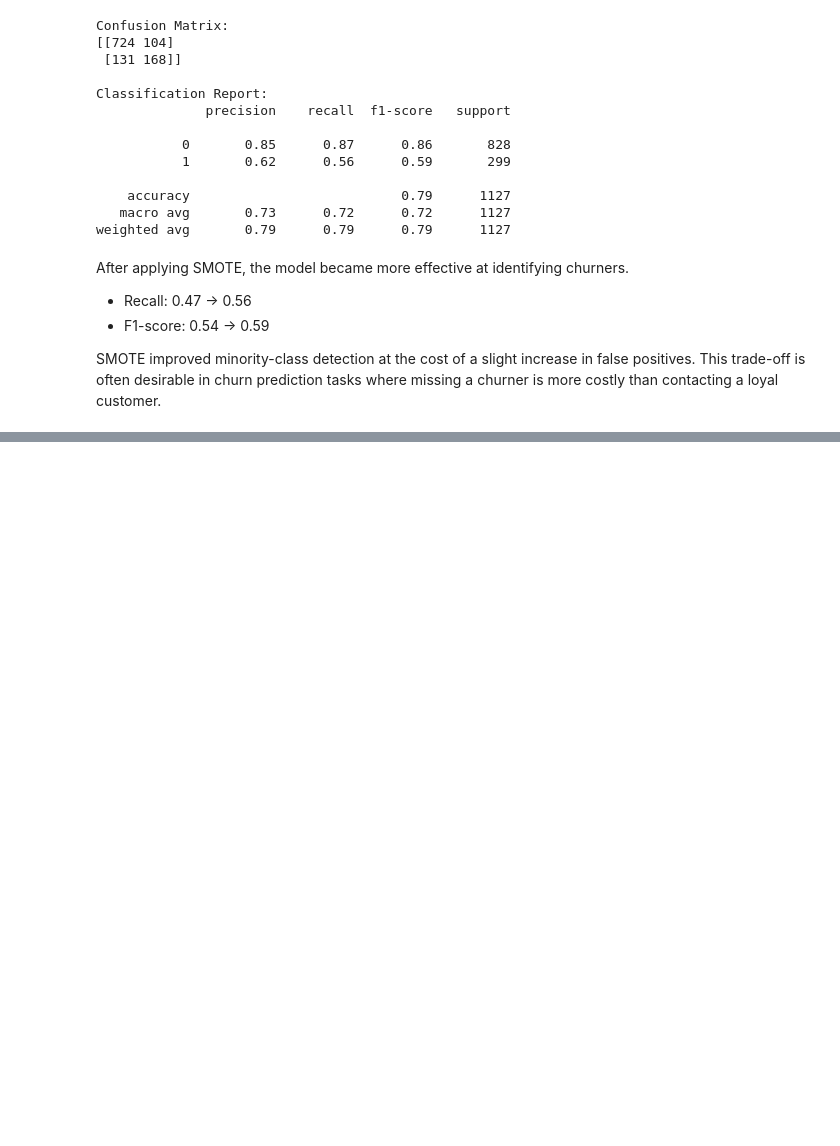
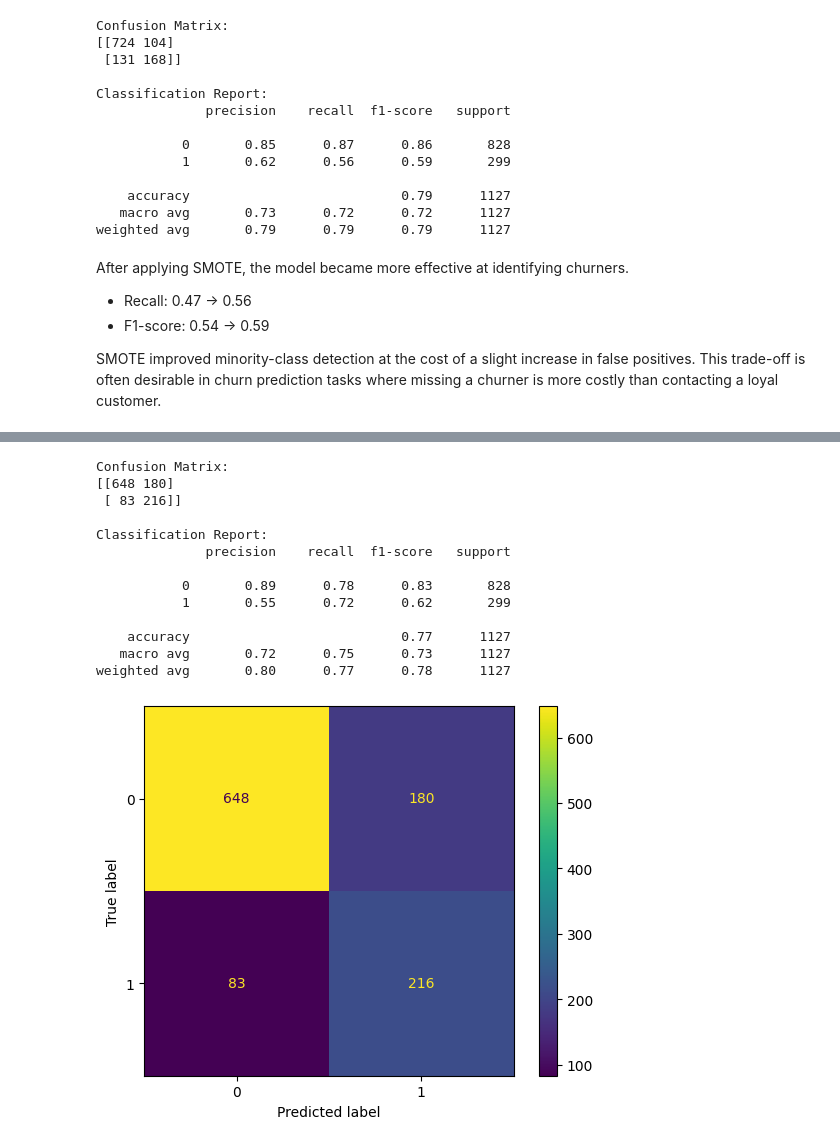
Before and after one commit to fermow/SBU-Data-Science-2026, a Jupyter notebook: Assignment_3/jupyter_notebook_and_reports/02_feature_engineering.ipynb, the cells around one changed output, grey strips where cells are left out. Saved outputs shown, nothing was run; the diff lists cells and outputs as text; code cells hidden in the pictures; blank space fills up the shorter version.

```diff
--- a/Assignment_3/jupyter_notebook_and_reports/02_feature_engineering.ipynb
+++ b/Assignment_3/jupyter_notebook_and_reports/02_feature_engineering.ipynb
@@ -457,0 +638,36 @@ This encourages the model to pay more attention to churners during training.
+# %%
+from sklearn.ensemble import AdaBoostClassifier
+from sklearn.metrics import confusion_matrix, classification_report, ConfusionMatrixDisplay
+import matplotlib.pyplot as plt
+
+ada = AdaBoostClassifier(random_state=42)
+ada.fit(X_train_smote, y_train_smote)
+
+y_pred_ada = ada.predict(X_test_processed)
+
+cm = confusion_matrix(y_test, y_pred_ada)
+
+print("Confusion Matrix:")
+print(cm)
+
+print("\nClassification Report:")
+print(classification_report(y_test, y_pred_ada))
+
+disp = ConfusionMatrixDisplay(confusion_matrix=cm)
+disp.plot()
+plt.show()
+# %% [output]
+Confusion Matrix:
+[[648 180]
+ [ 83 216]]
+
+Classification Report:
+              precision    recall  f1-score   support
+
+           0       0.89      0.78      0.83       828
+           1       0.55      0.72      0.62       299
+
+    accuracy                           0.77      1127
+   macro avg       0.72      0.75      0.73      1127
+weighted avg       0.80      0.77      0.78      1127
+[figure, added]
```
Also changed, not shown: parts of 37 cells of this notebook.
